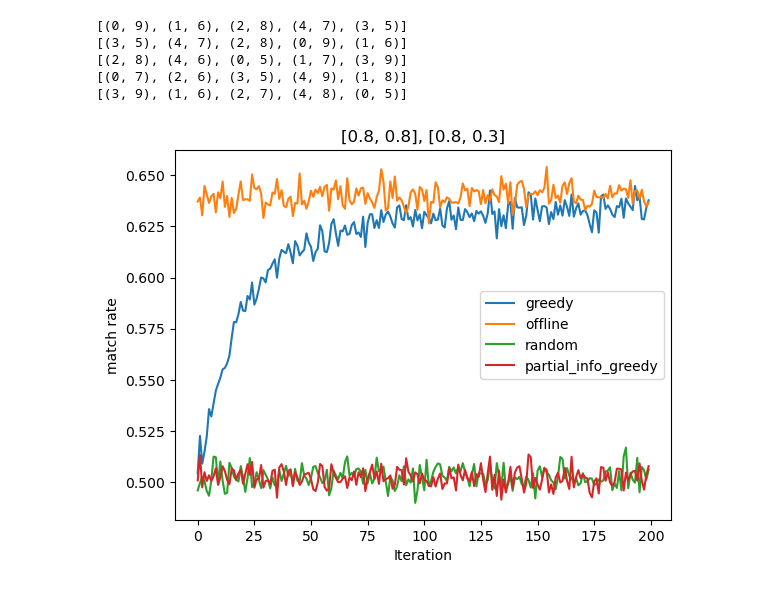
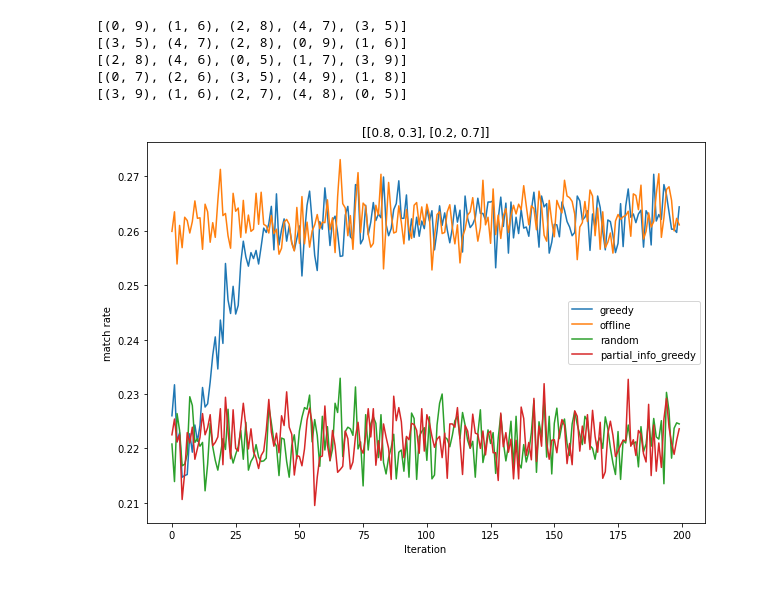
Before and after one commit to ppxwdy/capture_uncertain_in_dating, a Jupyter notebook: charts.ipynb, the cells around one changed output. Cells and saved outputs as stored; diff of their text form; code cells hidden in the pictures.

```diff
--- a/charts.ipynb
+++ b/charts.ipynb
@@ -131,27 +136,28 @@ for i in range(5):
 # %%
 N = 10000
 T = 200
-match_prob = [[0.8, 0.8], [0.8, 0.3]]
-ratio1 = 0.5
-ratio2 = 0.5
-initial_guess = [0.5, 0.5]
+match_prob = [[0.8, 0.3], [0.2, 0.7]]
+ratio1 = 0.2
+ratio2 = 0.8
+initial_guess = [0.3, 0.7]
 r_s, r_o, r_r = simulator(N, T, match_prob, ratio1, ratio2, initial_guess)
 
 partial_s, partial_o, partial_r = simulator(N, T, match_prob, ratio1, ratio2, initial_guess, full_info=False)
 
+plt.figure(figsize=(10, 7))
 r_s_ = [i/N for i in r_s]
 r_o_ = [i/N for i in r_o]
 r_r_ = [i/N for i in r_r]
 p_s_ = [i/N for i in partial_s]
 plt.plot([i for i in range(T)], r_s_, label='greedy')
 plt.plot([i for i in range(T)], r_o_, label='offline')
 plt.plot([i for i in range(T)], r_r_, label='random')
 plt.plot([i for i in range(T)], p_s_, label='partial_info_greedy')
 
 plt.xlabel('Iteration')
 plt.ylabel('match rate')
 plt.legend()
-plt.title('[0.8, 0.8], [0.8, 0.3]')
+plt.title(f'{match_prob}')
 plt.show()
 # %% [output]
-[figure, old version]
+[figure, new version]
```
Also changed, not shown: parts of 8 cells of this notebook, 2 other files.
